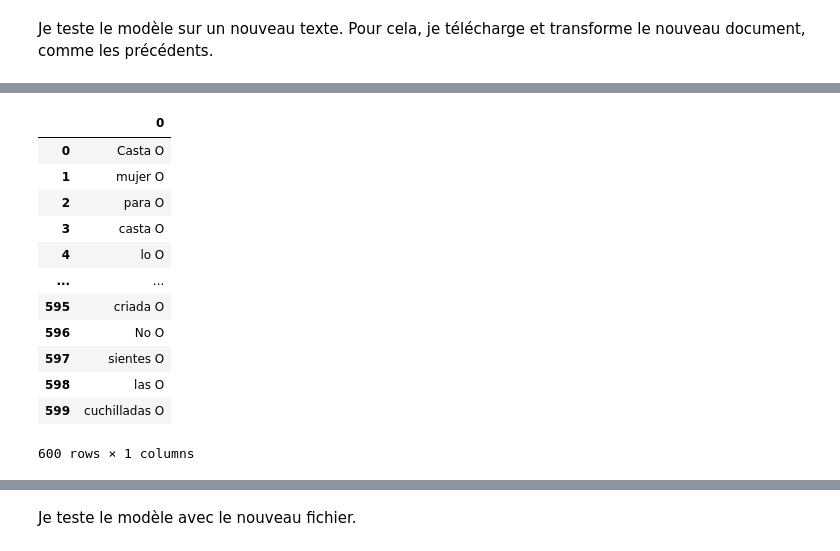
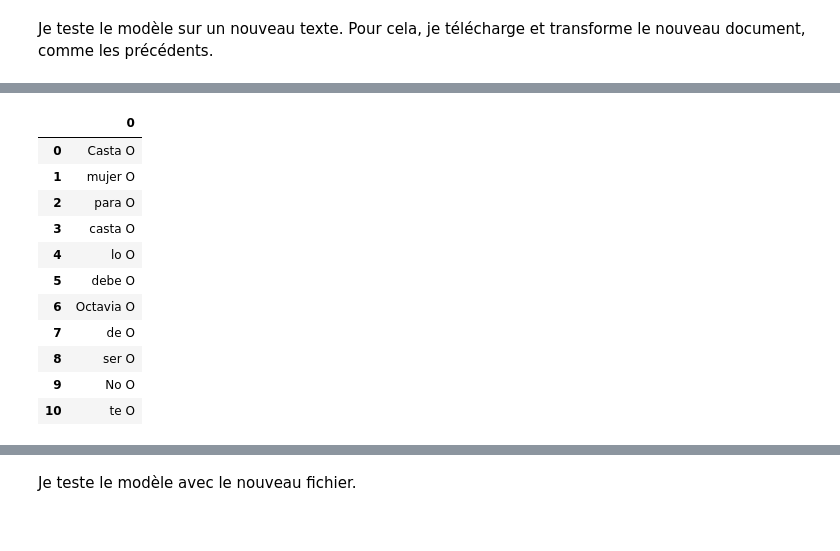
Before and after one commit to MiguelBetti/Cartographie_memoire, a Jupyter notebook: CartographieLope_2.ipynb, the cells around one changed output, grey strips where cells are left out. Drawn from its saved outputs; the diff is of its cells as text; code cells hidden in the pictures.

```diff
--- a/CartographieLope_2.ipynb
+++ b/CartographieLope_2.ipynb
@@ -402,20 +403,19 @@ LOPE_AMANTESAMOR.ts 100%[===================>] 121.98K  --.-KB/s    in 0.02s
 # %%
 df = pd.read_csv('/content/training_data/LOPE_AMANTESAMOR.tsv', sep="\t", header=None)
-df.head(600)
+df.head(11)
 # %% [output]
 |  | 0 |
 | 0 | Casta O |
 | 1 | mujer O |
 | 2 | para O |
 | 3 | casta O |
 | 4 | lo O |
-| ... | ... |
-| 595 | criada O |
-| 596 | No O |
-| 597 | sientes O |
-| 598 | las O |
-| 599 | cuchilladas O |
+| 5 | debe O |
+| 6 | Octavia O |
+| 7 | de O |
+| 8 | ser O |
+| 9 | No O |
+| 10 | te O |
-600 rows × 1 columns
 # %%
 !mkdir training_json
 !python -m spacy convert /content/training_data/LOPE_AMANTESAMOR.tsv /content/training_json -t json -n 10 -c iob
```
Also changed, not shown: parts of 23 cells of this notebook.
